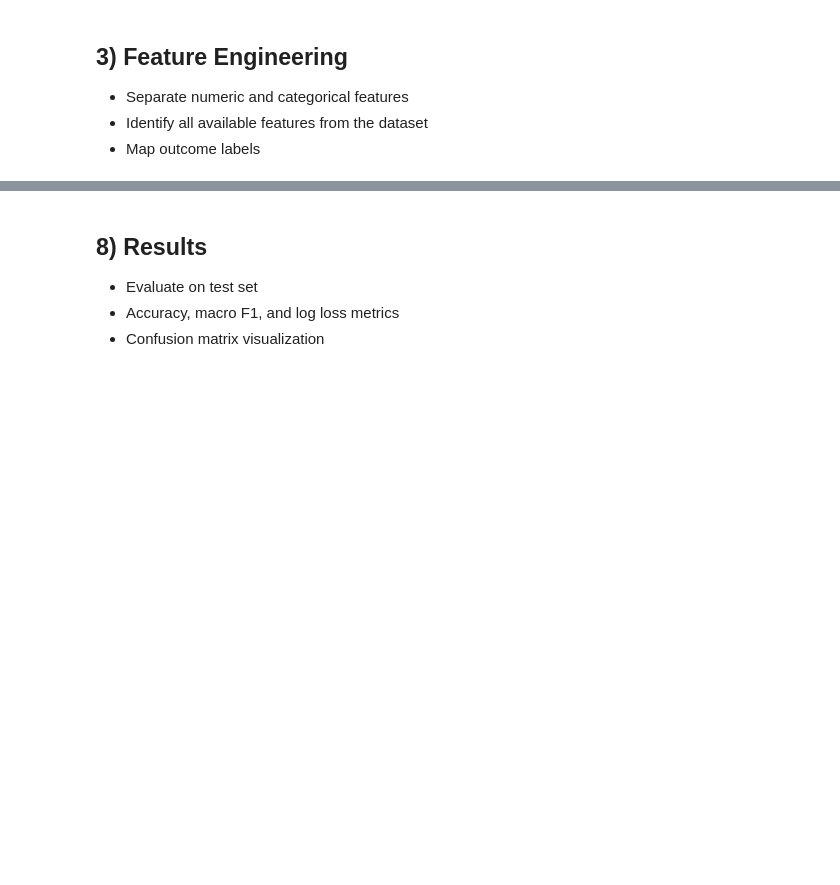
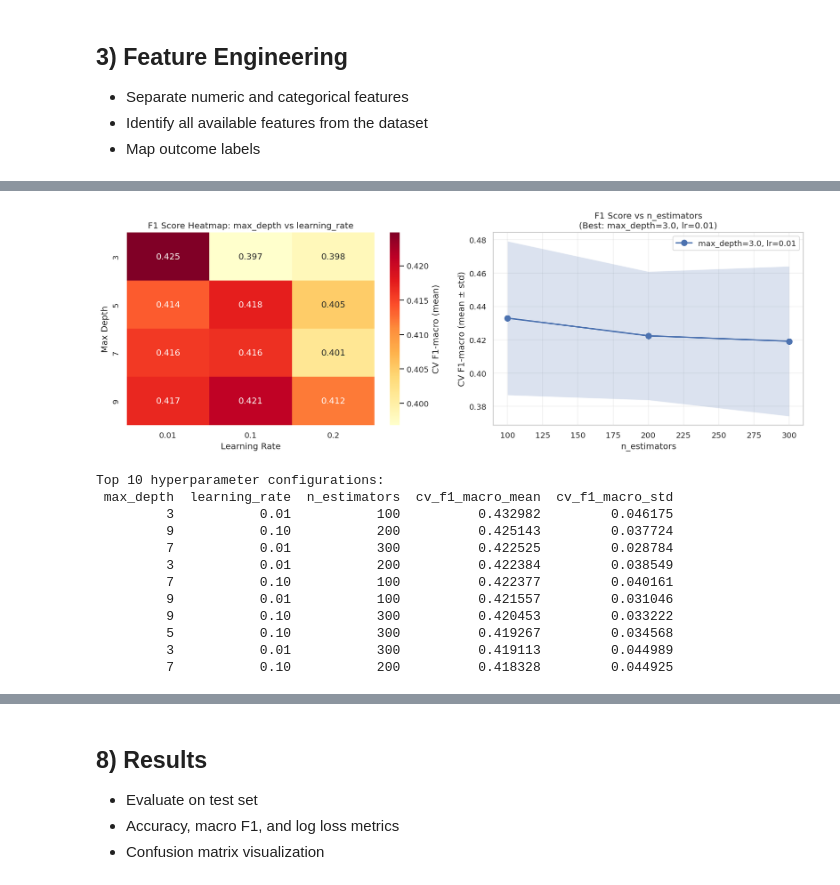
Before and after one commit to eamtcPROG/AIA, a Jupyter notebook: models/xgboost_match_outcome.ipynb, the cells around one changed output, grey strips where cells are left out. Saved outputs shown, nothing was run; the diff lists cells and outputs as text; code cells hidden in the pictures; blank space fills up the shorter version.

```diff
--- a/models/xgboost_match_outcome.ipynb
+++ b/models/xgboost_match_outcome.ipynb
@@ -583,0 +318,79 @@ Plotly not available or insufficient variance. Showing parameter information:
+# %%
+# Visualize hyperparameter tuning results
+# Plot F1 scores across different hyperparameter combinations
+
+# Create a pivot table for heatmap visualization
+# Group by max_depth and learning_rate, showing mean F1 score
+pivot_f1 = tuning_df.pivot_table(
+    values='cv_f1_macro_mean',
+    index='max_depth',
+    columns='learning_rate',
+    aggfunc='mean'
+)
+
+# Create visualization
+fig, axes = plt.subplots(1, 2, figsize=(14, 5))
+
+# Heatmap of F1 scores by max_depth and learning_rate
+sns.heatmap(
+    pivot_f1,
+    annot=True,
+    fmt='.3f',
+    cmap='YlOrRd',
+    ax=axes[0],
+    cbar_kws={'label': 'CV F1-macro (mean)'}
+)
+axes[0].set_title('F1 Score Heatmap: max_depth vs learning_rate')
+axes[0].set_xlabel('Learning Rate')
+axes[0].set_ylabel('Max Depth')
+
+# Line plot showing F1 vs n_estimators for best max_depth and learning_rate
+best_combo = tuning_df.loc[tuning_df['cv_f1_macro_mean'].idxmax()]
+best_max_depth = best_combo['max_depth']
+best_lr = best_combo['learning_rate']
+
+best_subset = tuning_df[
+    (tuning_df['max_depth'] == best_max_depth) &
+    (tuning_df['learning_rate'] == best_lr)
+].sort_values('n_estimators')
+
+axes[1].plot(
+    best_subset['n_estimators'],
+    best_subset['cv_f1_macro_mean'],
+    marker='o',
+    linewidth=2,
+    markersize=8,
+    label=f'max_depth={best_max_depth}, lr={best_lr}'
+)
+axes[1].fill_between(
+    best_subset['n_estimators'],
+    best_subset['cv_f1_macro_mean'] - best_subset['cv_f1_macro_std'],
+    best_subset['cv_f1_macro_mean'] + best_subset['cv_f1_macro_std'],
+    alpha=0.2
+)
+axes[1].set_xlabel('n_estimators')
+axes[1].set_ylabel('CV F1-macro (mean ± std)')
+axes[1].set_title(f'F1 Score vs n_estimators\n(Best: max_depth={best_max_depth}, lr={best_lr})')
+axes[1].grid(True, alpha=0.3)
+axes[1].legend()
+
+plt.tight_layout()
+plt.show()
+
+# Show top 10 configurations
+print("\nTop 10 hyperparameter configurations:")
+print(tuning_df[['max_depth', 'learning_rate', 'n_estimators', 'cv_f1_macro_mean', 'cv_f1_macro_std']].head(10).to_string(index=False))
+# %% [output]
+[figure, added]
+Top 10 hyperparameter configurations:
+ max_depth  learning_rate  n_estimators  cv_f1_macro_mean  cv_f1_macro_std
+         3           0.01           100          0.432982         0.046175
+         9           0.10           200          0.425143         0.037724
+         7           0.01           300          0.422525         0.028784
+         3           0.01           200          0.422384         0.038549
+         7           0.10           100          0.422377         0.040161
+         9           0.01           100          0.421557         0.031046
+         9           0.10           300          0.420453         0.033222
+         5           0.10           300          0.419267         0.034568
+         3           0.01           300          0.419113         0.044989
+         7           0.10           200          0.418328         0.044925
```
Also changed, not shown: parts of 29 cells of this notebook.
